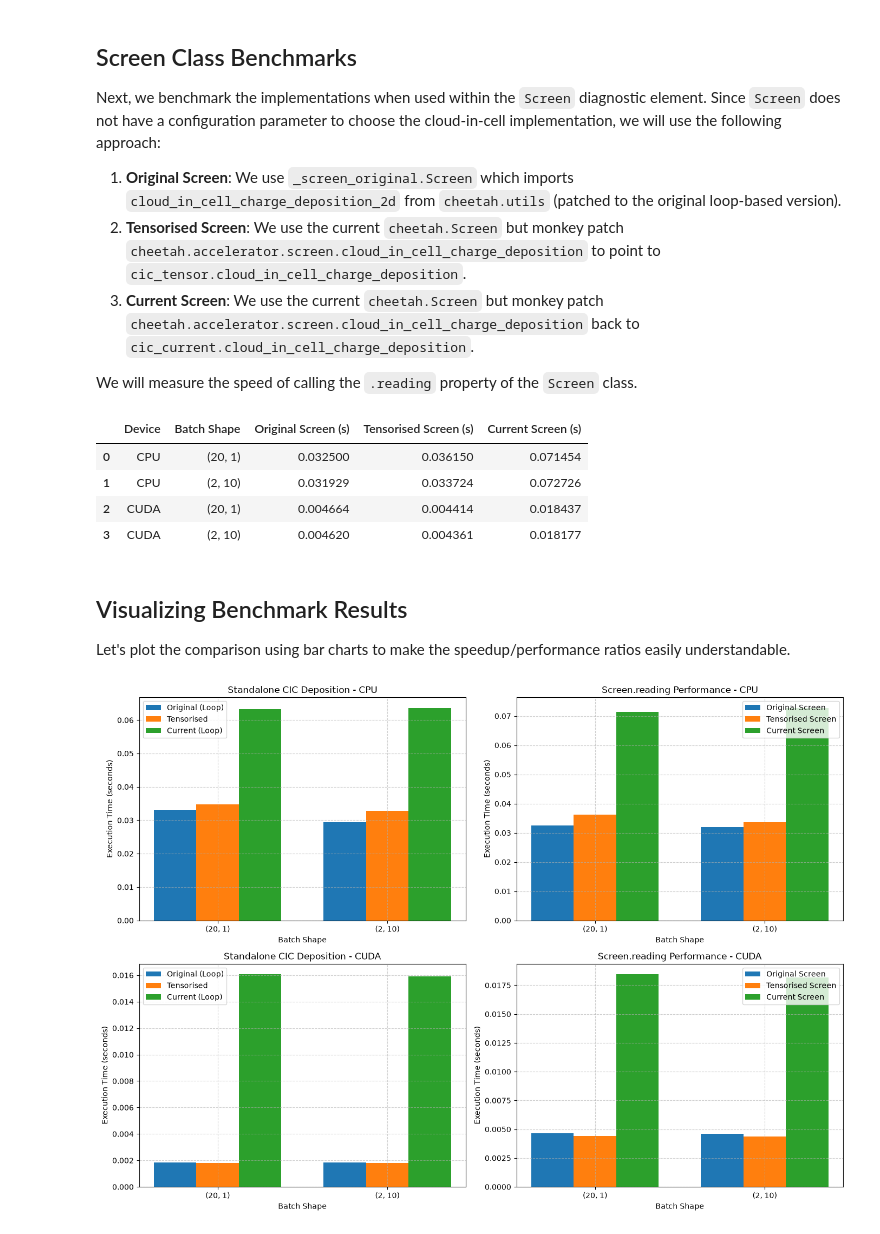
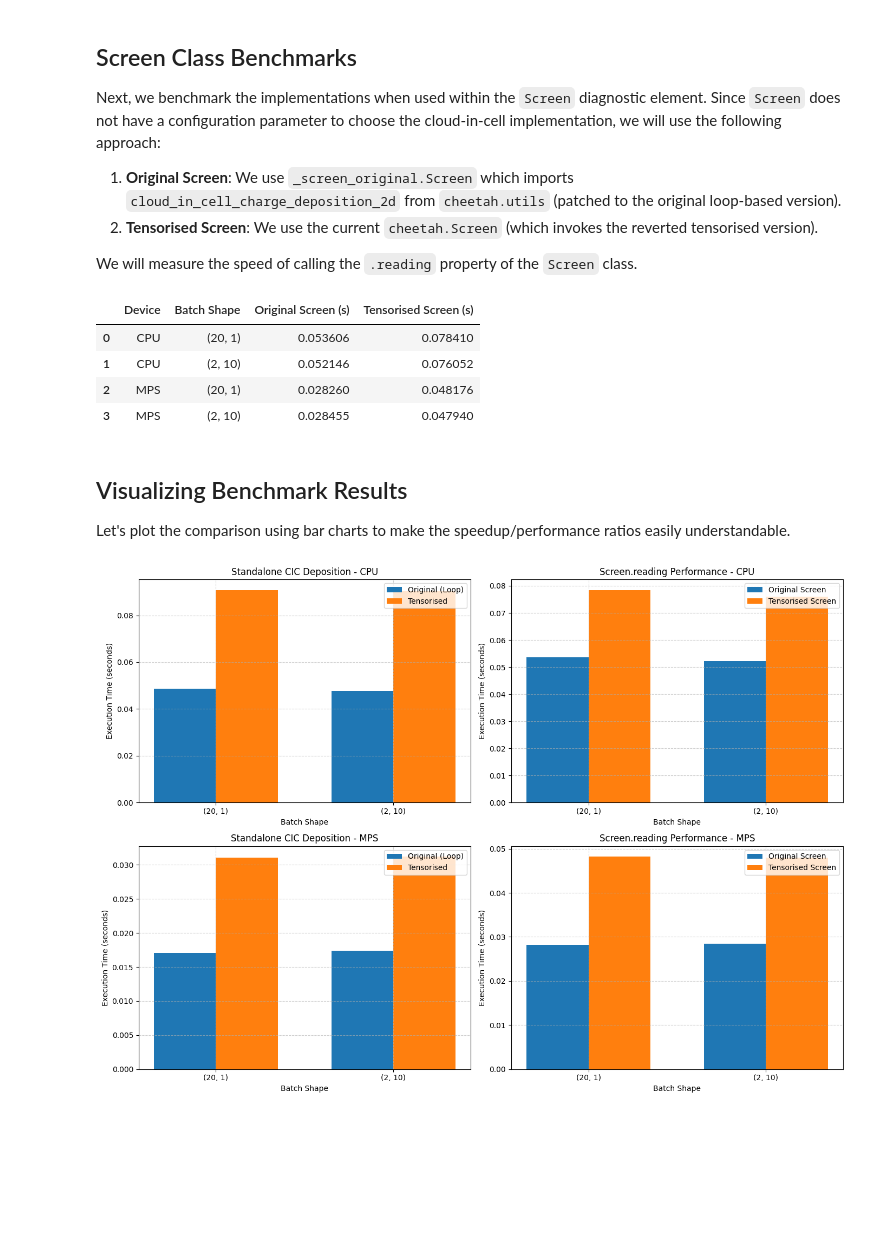
Before and after one commit to desy-ml/cheetah, a Jupyter notebook: dev/benchmark_cloud_in_cell.ipynb, the cells around one changed output. Cells and saved outputs as stored; diff of their text form; code cells hidden in the pictures; blank space fills up the shorter version.

Commit message:
Revert cloud-in-cell to tensorised implementation and update benchmark notebook

```diff
--- a/dev/benchmark_cloud_in_cell.ipynb
+++ b/dev/benchmark_cloud_in_cell.ipynb
@@ -213,8 +177,7 @@ df_standalone
 Next, we benchmark the implementations when used within the `Screen` diagnostic element.
 Since `Screen` does not have a configuration parameter to choose the cloud-in-cell implementation, we will use the following approach:
 1. **Original Screen**: We use `_screen_original.Screen` which imports `cloud_in_cell_charge_deposition_2d` from `cheetah.utils` (patched to the original loop-based version).
-2. **Tensorised Screen**: We use the current `cheetah.Screen` but monkey patch `cheetah.accelerator.screen.cloud_in_cell_charge_deposition` to point to `cic_tensor.cloud_in_cell_charge_deposition`.
-3. **Current Screen**: We use the current `cheetah.Screen` but monkey patch `cheetah.accelerator.screen.cloud_in_cell_charge_deposition` back to `cic_current.cloud_in_cell_charge_deposition`.
+2. **Tensorised Screen**: We use the current `cheetah.Screen` (which invokes the reverted tensorised version).
 
 We will measure the speed of calling the `.reading` property of the `Screen` class.
 # %%
@@ -254,22 +217,11 @@ def benchmark_screen(num_runs=10):
             )
             _ = screen_tensor.track(beam)
 
-            # 3. Current Screen Setup
-            screen_current = cheetah.Screen(
-                resolution=(W, H),
-                pixel_size=torch.tensor((1e-6, 1e-6), device=device),
-                is_active=True,
-                method="cloud-in-cell",
-                device=device
-            )
-            _ = screen_current.track(beam)
-
             # Benchmark Original Screen
             for _ in range(3):
                 screen_original.cached_reading = None
                 _ = screen_original.reading
             sync(device)
-
             t_orig = []
             for _ in range(num_runs):
                 t0 = time.perf_counter()
@@ -279,12 +231,10 @@ def benchmark_screen(num_runs=10):
                 t_orig.append(time.perf_counter() - t0)
 
             # Benchmark Tensorised Screen
-            cheetah.accelerator.screen.cloud_in_cell_charge_deposition = cic_tensor.cloud_in_cell_charge_deposition
             for _ in range(3):
                 screen_tensor.cached_reading = None
                 _ = screen_tensor.reading
             sync(device)
-
             t_tensor = []
             for _ in range(num_runs):
                 t0 = time.perf_counter()
@@ -293,27 +243,11 @@ def benchmark_screen(num_runs=10):
                 sync(device)
                 t_tensor.append(time.perf_counter() - t0)
 
-            # Benchmark Current Screen
-            cheetah.accelerator.screen.cloud_in_cell_charge_deposition = cic_current.cloud_in_cell_charge_deposition
-            for _ in range(3):
-                screen_current.cached_reading = None
-                _ = screen_current.reading
-            sync(device)
-
-            t_current = []
-            for _ in range(num_runs):
-                t0 = time.perf_counter()
-                screen_current.cached_reading = None
-                _ = screen_current.reading
-                sync(device)
-                t_current.append(time.perf_counter() - t0)
-
             results.append({
                 "Device": device_name.upper(),
                 "Batch Shape": str(batch_shape),
                 "Original Screen (s)": np.mean(t_orig),
                 "Tensorised Screen (s)": np.mean(t_tensor),
-                "Current Screen (s)": np.mean(t_current),
             })
 
     df = pd.DataFrame(results)
@@ -322,11 +256,11 @@ def benchmark_screen(num_runs=10):
 df_screen = benchmark_screen()
 df_screen
 # %% [output]
-|  | Device | Batch Shape | Original Screen (s) | Tensorised Screen (s) | Current Screen (s) |
-| 0 | CPU | (20, 1) | 0.032500 | 0.036150 | 0.071454 |
-| 1 | CPU | (2, 10) | 0.031929 | 0.033724 | 0.072726 |
-| 2 | CUDA | (20, 1) | 0.004664 | 0.004414 | 0.018437 |
-| 3 | CUDA | (2, 10) | 0.004620 | 0.004361 | 0.018177 |
+|  | Device | Batch Shape | Original Screen (s) | Tensorised Screen (s) |
+| 0 | CPU | (20, 1) | 0.053606 | 0.078410 |
+| 1 | CPU | (2, 10) | 0.052146 | 0.076052 |
+| 2 | MPS | (20, 1) | 0.028260 | 0.048176 |
+| 3 | MPS | (2, 10) | 0.028455 | 0.047940 |
 # %% [markdown]
 ## Visualizing Benchmark Results
 Let's plot the comparison using bar charts to make the speedup/performance ratios easily understandable.
@@ -346,40 +280,38 @@ def plot_results(df_stand, df_scr):
         # Plot Standalone
         ax_stand = axes[i, 0]
         x = np.arange(len(sub_stand))
-        width = 0.25
+        width = 0.35
 
-        ax_stand.bar(x - width, sub_stand["Original (s)"], width, label="Original (Loop)", color="#1f77b4")
-        ax_stand.bar(x, sub_stand["Tensorised (s)"], width, label="Tensorised", color="#ff7f0e")
-        ax_stand.bar(x + width, sub_stand["Current (s)"], width, label="Current (Loop)", color="#2ca02c")
+        ax_stand.bar(x - width/2, sub_stand["Original (s)"], width, label="Original (Loop)", color="#1f77b4")
+        ax_stand.bar(x + width/2, sub_stand["Tensorised (s)"], width, label="Tensorised", color="#ff7f0e")
 
         ax_stand.set_title(f"Standalone CIC Deposition - {dev}")
         ax_stand.set_xticks(x)
         ax_stand.set_xticklabels(sub_stand["Batch Shape"])
         ax_stand.set_ylabel("Execution Time (seconds)")
         ax_stand.set_xlabel("Batch Shape")
         ax_stand.legend()
         ax_stand.grid(True, linestyle="--", alpha=0.6)
 
         # Plot Screen
         ax_scr = axes[i, 1]
         x_scr = np.arange(len(sub_scr))
 
-        ax_scr.bar(x_scr - width, sub_scr["Original Screen (s)"], width, label="Original Screen", color="#1f77b4")
-        ax_scr.bar(x_scr, sub_scr["Tensorised Screen (s)"], width, label="Tensorised Screen", color="#ff7f0e")
-        ax_scr.bar(x_scr + width, sub_scr["Current Screen (s)"], width, label="Current Screen", color="#2ca02c")
+        ax_scr.bar(x_scr - width/2, sub_scr["Original Screen (s)"], width, label="Original Screen", color="#1f77b4")
+        ax_scr.bar(x_scr + width/2, sub_scr["Tensorised Screen (s)"], width, label="Tensorised Screen", color="#ff7f0e")
 
         ax_scr.set_title(f"Screen.reading Performance - {dev}")
         ax_scr.set_xticks(x_scr)
         ax_scr.set_xticklabels(sub_scr["Batch Shape"])
         ax_scr.set_ylabel("Execution Time (seconds)")
         ax_scr.set_xlabel("Batch Shape")
         ax_scr.legend()
         ax_scr.grid(True, linestyle="--", alpha=0.6)
 
     plt.tight_layout()
     plt.savefig("benchmark_comparison.png", dpi=300)
     plt.show()
 
 plot_results(df_standalone, df_screen)
 # %% [output]
-[figure, old version]
+[figure, new version]
```
Also changed, not shown: parts of 10 cells of this notebook, 1 other file.
